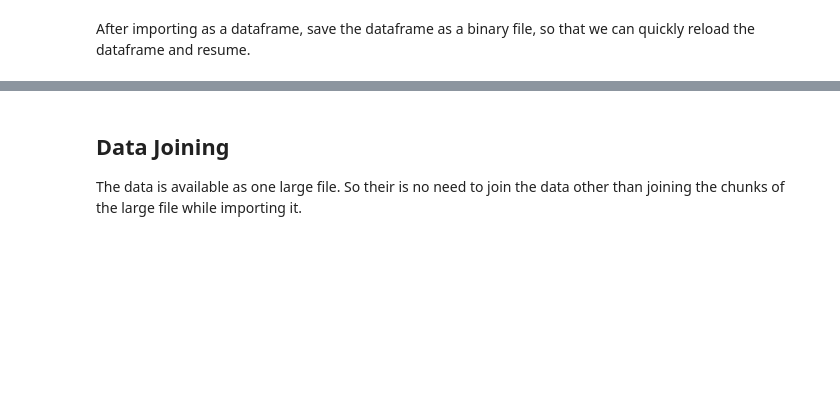
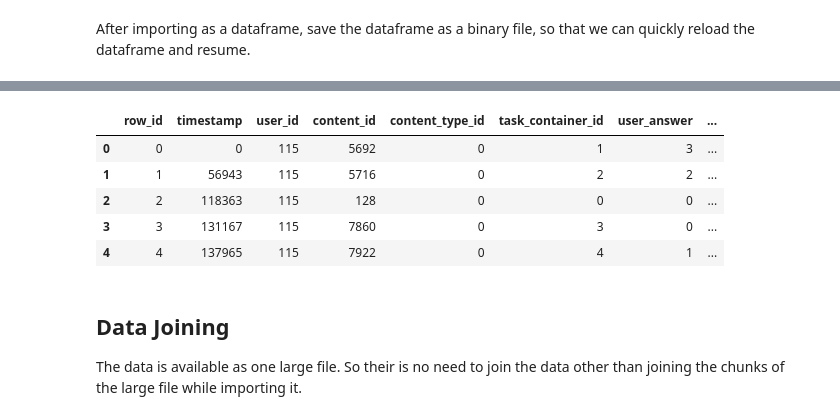
Before and after one commit to allen44/capstone-2, a Jupyter notebook: notebooks/Capstone_2_Data_Cleaning.ipynb, the cells around one changed output, grey strips where cells are left out. Cells and saved outputs as stored; diff of their text form; code cells hidden in the pictures; blank space fills up the shorter version.

```diff
--- a/notebooks/Capstone_2_Data_Cleaning.ipynb
+++ b/notebooks/Capstone_2_Data_Cleaning.ipynb
@@ -69,7 +69,7 @@ df_train = pd.DataFrame()
 
 # Iterate over each DataFrame chunk
 for df_chunk in df_generator:
-    df_train = df.append(df_chunk)
+    df_train = df_train.append(df_chunk)
 # %% [markdown]
 After importing as a dataframe, save the dataframe as a binary file, so that we can quickly reload the dataframe and resume.
 # %%
@@ -85,3 +105,12 @@ df_train.to_pickle(train_pkl_path)
+# %%
+df_train.head()
+# %% [output]
+|  | row_id | timestamp | user_id | content_id | content_type_id | task_container_id | user_answer | ... |
+| 0 | 0 | 0 | 115 | 5692 | 0 | 1 | 3 | ... |
+| 1 | 1 | 56943 | 115 | 5716 | 0 | 2 | 2 | ... |
+| 2 | 2 | 118363 | 115 | 128 | 0 | 0 | 0 | ... |
+| 3 | 3 | 131167 | 115 | 7860 | 0 | 3 | 0 | ... |
+| 4 | 4 | 137965 | 115 | 7922 | 0 | 4 | 1 | ... |
 # %% [markdown]
 ## Data Joining
 
```
Also changed, not shown: parts of 29 cells of this notebook, 3 other files.
